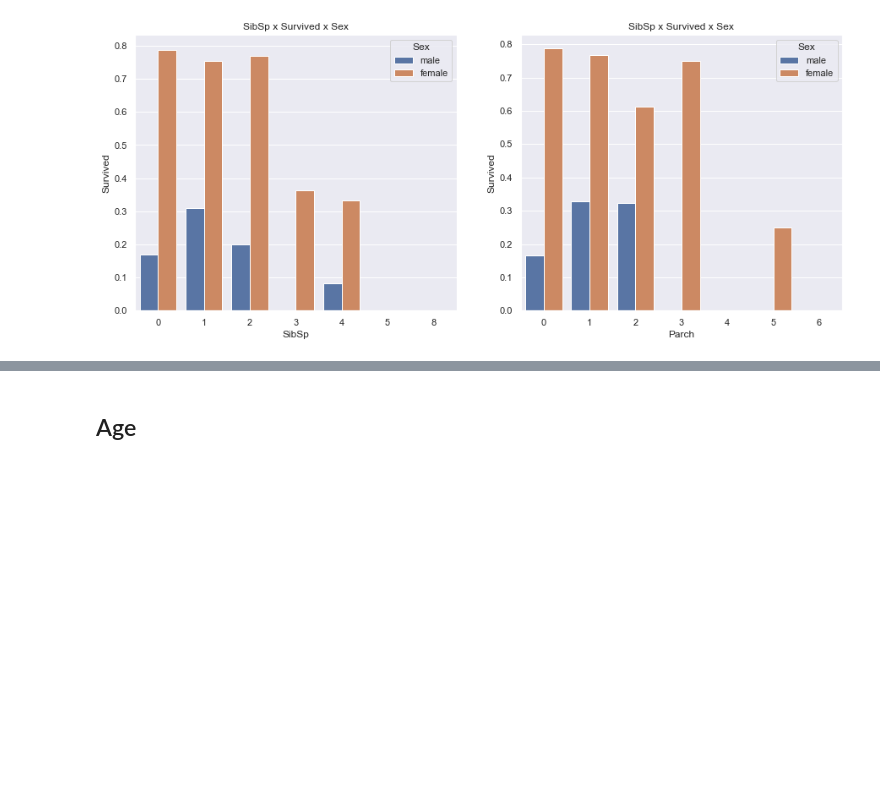
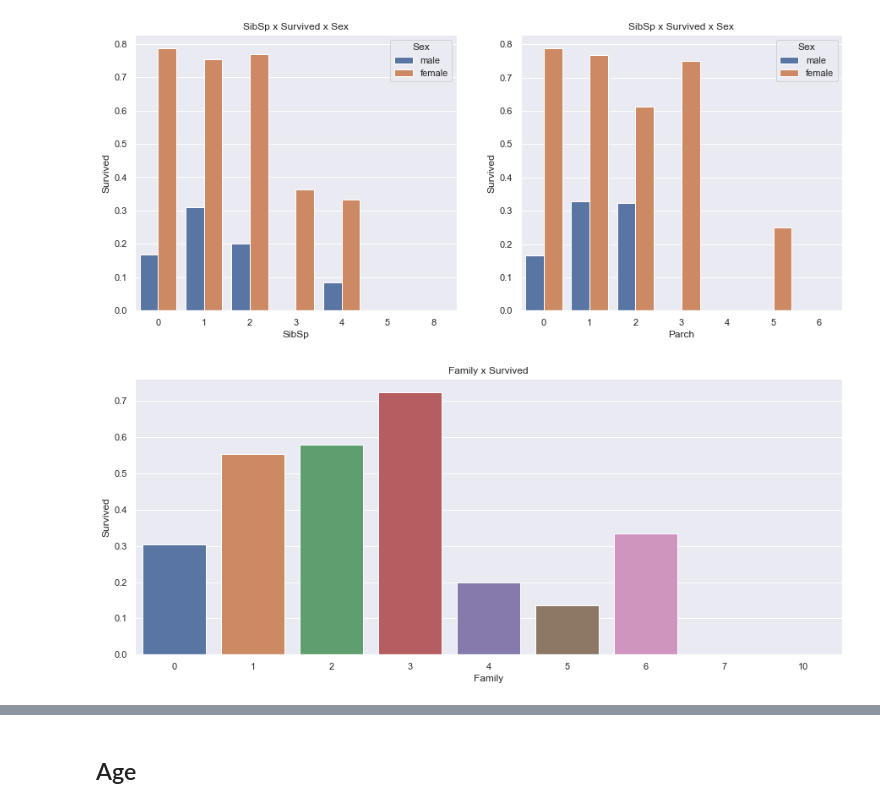
Before and after one commit to IvaStival/DataScience, a Jupyter notebook: Binahki/Challenge_01/code/titanic_analysis_review2.ipynb, the cells around one changed output, grey strips where cells are left out. Saved outputs shown, nothing was run; the diff lists cells and outputs as text; code cells hidden in the pictures; blank space fills up the shorter version.

```diff
--- a/Binahki/Challenge_01/code/titanic_analysis_review2.ipynb
+++ b/Binahki/Challenge_01/code/titanic_analysis_review2.ipynb
@@ -198,3 +220,18 @@ plt.title("SibSp x Survived x Sex")
 # %% [output]
 Text(0.5, 1.0, 'SibSp x Survived x Sex')
 [figure]
+# %%
+# USANDO O EXEMPLO DA REFERNCIA 1, ONDE SE SOMA ESSAS DUAS FEATURES ACABA SENDO MAIS INTUITIVO
+df_temp = df_train
+df_temp["Family"] = df_temp["SibSp"] + df_temp["Parch"]
+# %%
+# AGORA PODEMOS TER UMA IDEIA MELHOR DE COMO TER FAMILIARES INFLUENCIA NA SOBREVIVENCIA
+# A PROPORÇÃO MOSTRA QUE QUEM TEM 1, 2 ou 3 PARENTES TEM MAIOR CHANCE DE SOBREVIVER, VAMOS ANALISAR
+# VALORES ABSOLUTOS ...
+plt.figure(figsize=(15,6))
+sns.barplot(data=df_temp, x="Family", y="Survived", ci=False)
+plt.title("Family x Survived")
+
+plt.show()
+# %% [output]
+[figure, added]
```
Also changed, not shown: parts of 41 cells of this notebook, 10 other files.
